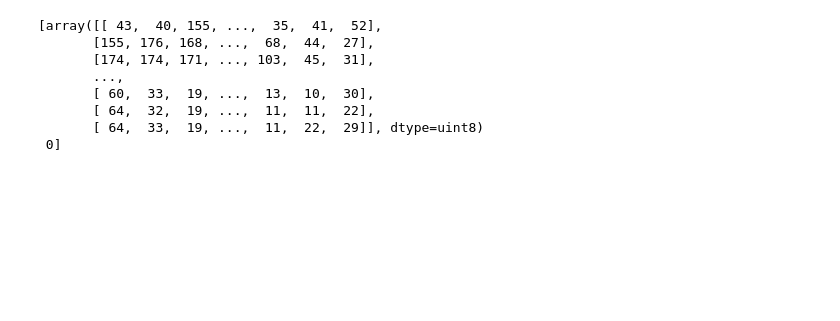
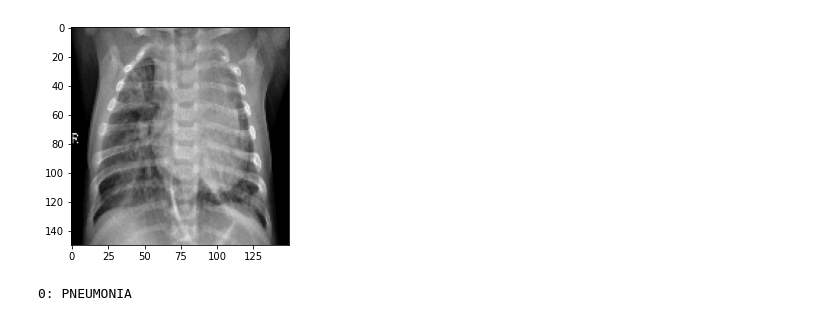
Before and after one commit to arthurchieppe/P2_CDados, a Jupyter notebook: P2-CDADOS.ipynb, the cells around one changed output. Cells and saved outputs as stored; diff of their text form; code cells hidden in the pictures; blank space fills up the shorter version.

Commit message:
Adicionando READ.ME e mostrando imagens de exemplo da base

```diff
--- a/P2-CDADOS.ipynb
+++ b/P2-CDADOS.ipynb
@@ -18,14 +19,10 @@ def images_manipulation(data_dir):
 
 test_data = images_manipulation('content/chest_xray/test')
 train_data = images_manipulation('content/chest_xray/train')
-# %%
-print(test_data[1])
-# %% [output]
-[array([[ 43,  40, 155, ...,  35,  41,  52],
-       [155, 176, 168, ...,  68,  44,  27],
-       [174, 174, 171, ..., 103,  45,  31],
-       ...,
-       [ 60,  33,  19, ...,  13,  10,  30],
-       [ 64,  32,  19, ...,  11,  11,  22],
-       [ 64,  33,  19, ...,  11,  22,  29]], dtype=uint8)
- 0]
+# %%
+plt.imshow(test_data[0][0], cmap='gray')
+plt.show()
+print(f"{test_data[0][1]}: PNEUMONIA")
+# %% [output]
+[figure, added]
+0: PNEUMONIA
```
Also changed, not shown: parts of 3 cells of this notebook, 2 other files.
